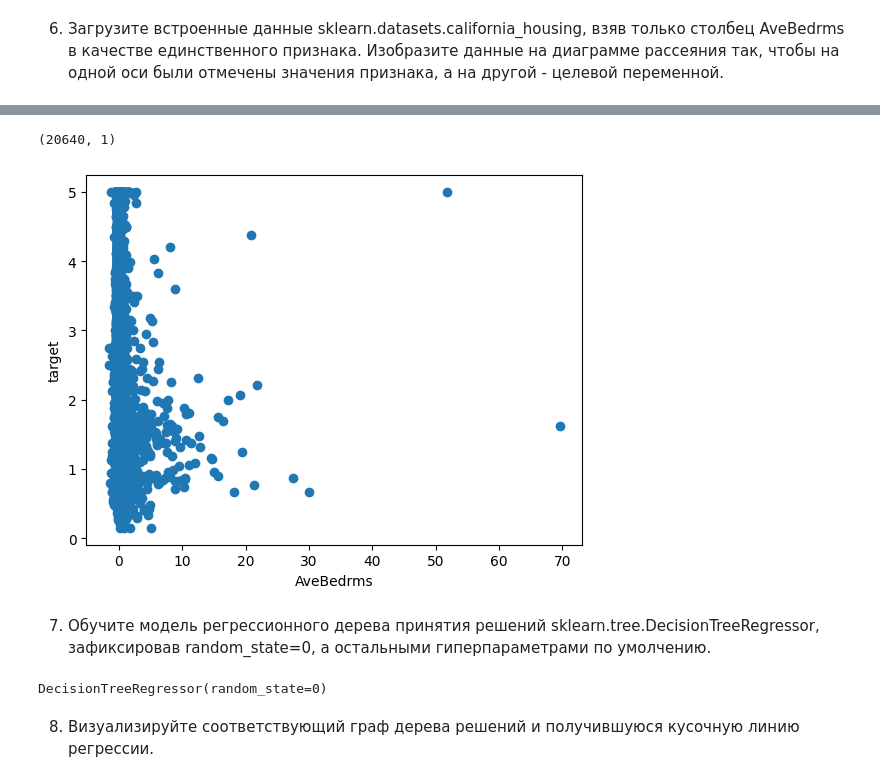
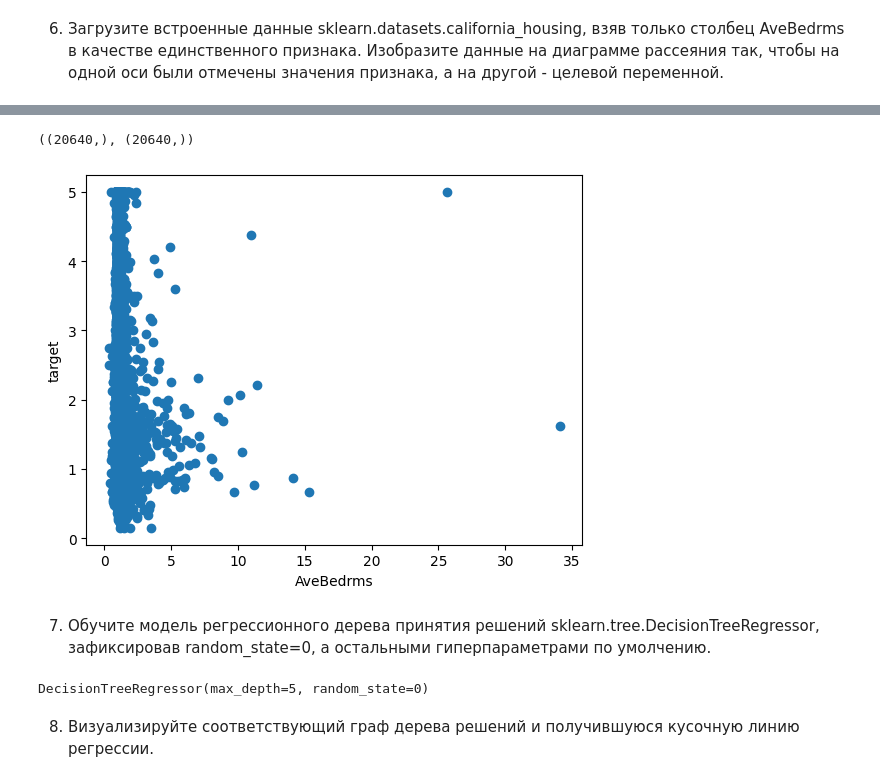
Before and after one commit to consciousnss/fa-machine-learning, a Jupyter notebook: semestr2/Trees.ipynb, the cells around one changed output, grey strips where cells are left out. Drawn from its saved outputs; the diff is of its cells as text; code cells hidden in the pictures.

```diff
--- a/semestr2/Trees.ipynb
+++ b/semestr2/Trees.ipynb
@@ -319,23 +326,23 @@ X_scaled = scaler.fit_transform(X.to_numpy().reshape((-1, 1)))
 # %%
-X_scaled.shape
+X.shape, y.shape
 # %% [output]
-(20640, 1)
+((20640,), (20640,))
 # %%
-plt.scatter(X_scaled, y)
+plt.scatter(X, y)
 plt.xlabel('AveBedrms')
 plt.ylabel('target')
 plt.show()
 # %% [output]
-[figure, old version]
+[figure, new version]
 # %% [markdown]
 7. Обучите модель регрессионного дерева принятия решений sklearn.tree.DecisionTreeRegressor, зафиксировав random_state=0, а остальными гиперпараметрами по умолчению.
 # %%
 from sklearn.tree import DecisionTreeRegressor
 # %%
-reg_tree = DecisionTreeRegressor(random_state=0)
-reg_tree.fit(X.reshape((-1,1)), y)
+reg_tree = DecisionTreeRegressor(random_state=0, max_depth=5)
+reg_tree.fit(X_scaled.reshape((-1,1)), y)
 # %% [output]
-DecisionTreeRegressor(random_state=0)
+DecisionTreeRegressor(max_depth=5, random_state=0)
 # %% [markdown]
 8. Визуализируйте соответствующий граф дерева решений и получившуюся кусочную линию регрессии.
 # %%
```
Also changed, not shown: parts of 4 cells of this notebook.
